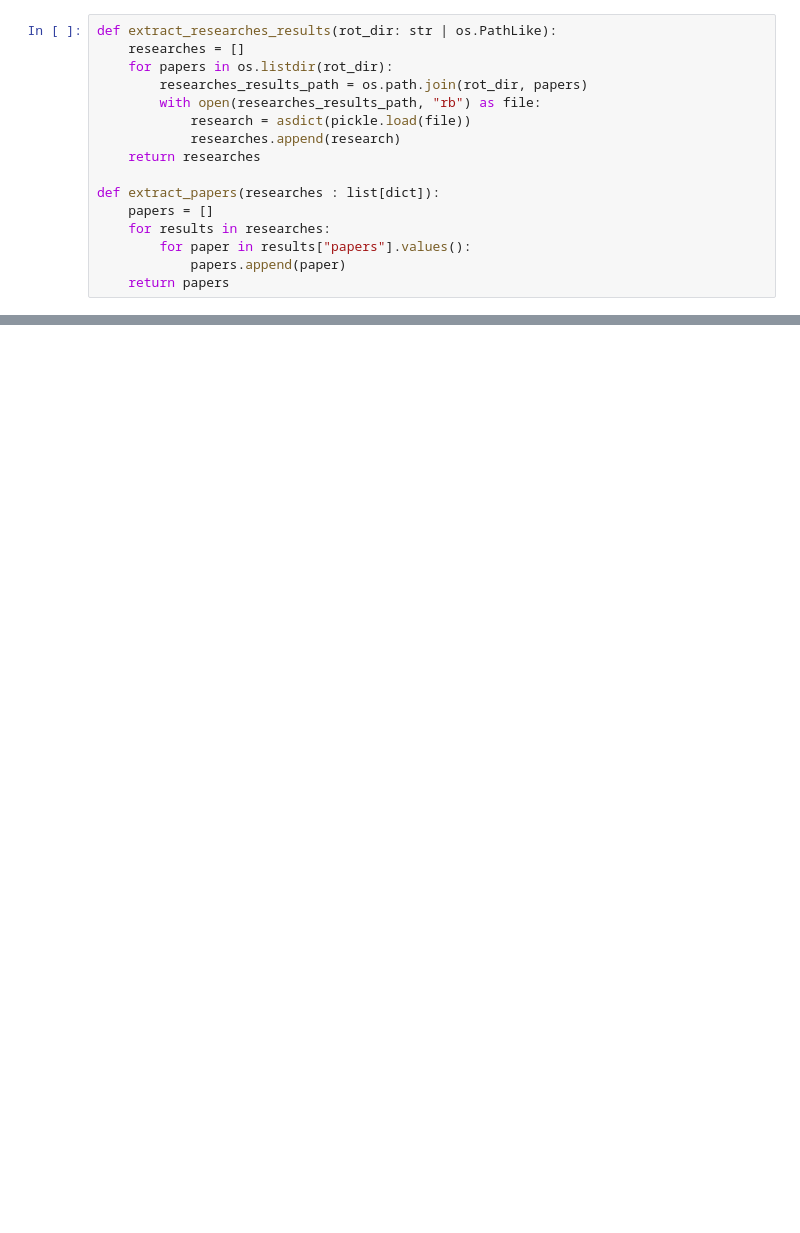
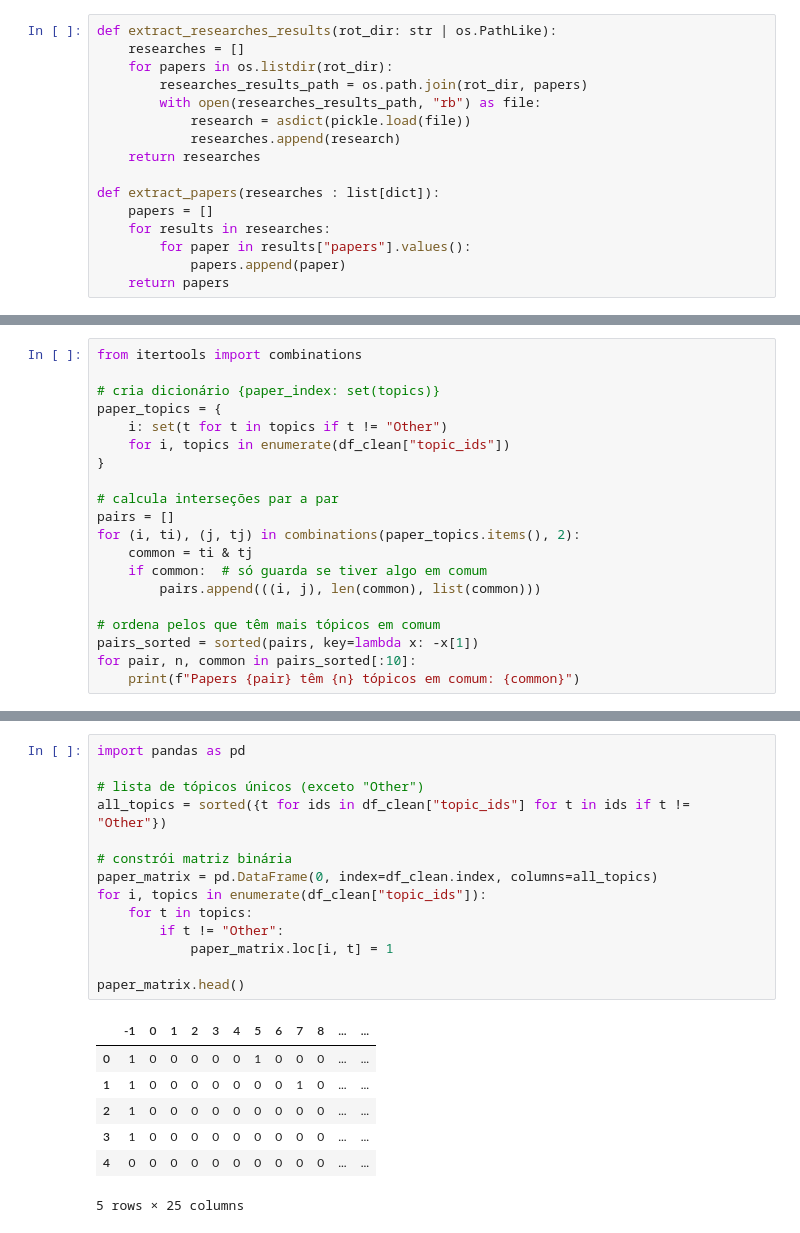
Before and after one commit to IsabelaYabe/lisa-llm-reqs, a Jupyter notebook: avaliando_papers.ipynb, the cells around one changed output, grey strips where cells are left out. Cells and saved outputs as stored; diff of their text form; blank space fills up the shorter version.

```diff
--- a/avaliando_papers.ipynb
+++ b/avaliando_papers.ipynb
@@ -75,0 +239,20 @@ print(df_2)
+# %%
+from itertools import combinations
+
+# cria dicionário {paper_index: set(topics)}
+paper_topics = {
+    i: set(t for t in topics if t != "Other")
+    for i, topics in enumerate(df_clean["topic_ids"])
+}
+
+# calcula interseções par a par
+pairs = []
+for (i, ti), (j, tj) in combinations(paper_topics.items(), 2):
+    common = ti & tj
+    if common:  # só guarda se tiver algo em comum
+        pairs.append(((i, j), len(common), list(common)))
+
+# ordena pelos que têm mais tópicos em comum
+pairs_sorted = sorted(pairs, key=lambda x: -x[1])
+for pair, n, common in pairs_sorted[:10]:
+    print(f"Papers {pair} têm {n} tópicos em comum: {common}")
@@ -75,0 +270,22 @@ print(df_2)
+# %%
+import pandas as pd
+
+# lista de tópicos únicos (exceto "Other")
+all_topics = sorted({t for ids in df_clean["topic_ids"] for t in ids if t != "Other"})
+
+# constrói matriz binária
+paper_matrix = pd.DataFrame(0, index=df_clean.index, columns=all_topics)
+for i, topics in enumerate(df_clean["topic_ids"]):
+    for t in topics:
+        if t != "Other":
+            paper_matrix.loc[i, t] = 1
+
+paper_matrix.head()
+# %% [output]
+|  | -1 | 0 | 1 | 2 | 3 | 4 | 5 | 6 | 7 | 8 | ... | ... |
+| 0 | 1 | 0 | 0 | 0 | 0 | 0 | 1 | 0 | 0 | 0 | ... | ... |
+| 1 | 1 | 0 | 0 | 0 | 0 | 0 | 0 | 0 | 1 | 0 | ... | ... |
+| 2 | 1 | 0 | 0 | 0 | 0 | 0 | 0 | 0 | 0 | 0 | ... | ... |
+| 3 | 1 | 0 | 0 | 0 | 0 | 0 | 0 | 0 | 0 | 0 | ... | ... |
+| 4 | 0 | 0 | 0 | 0 | 0 | 0 | 0 | 0 | 0 | 0 | ... | ... |
+5 rows × 25 columns
```
Also changed, not shown: parts of 13 cells of this notebook, 1 other file.
